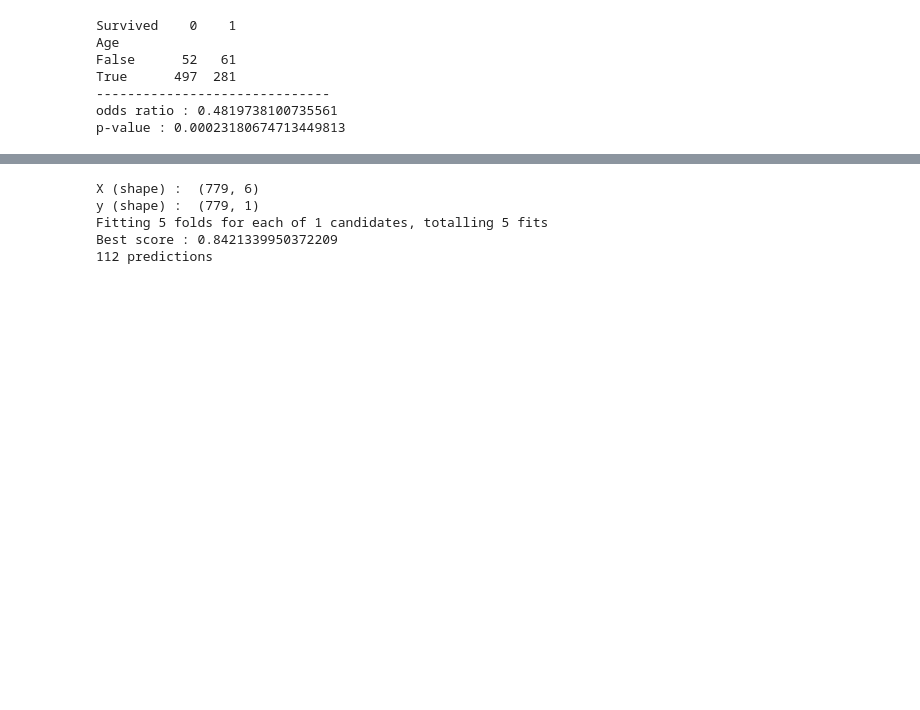
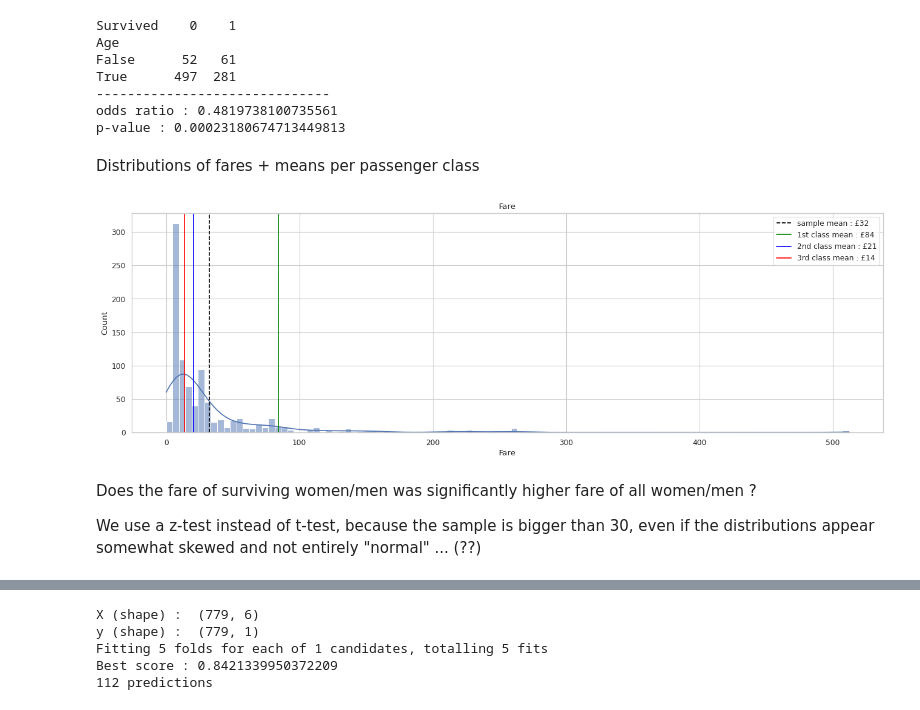
Before and after one commit to yannick42/notebooks, a Jupyter notebook: _notebooks/2022-04-24-Titanic_dataset.ipynb, the cells around one changed output, grey strips where cells are left out. Drawn from its saved outputs; the diff is of its cells as text; code cells hidden in the pictures; blank space fills up the shorter version.

```diff
--- a/_notebooks/2022-04-24-Titanic_dataset.ipynb
+++ b/_notebooks/2022-04-24-Titanic_dataset.ipynb
@@ -281,3 +284,37 @@ True      497  281
 ------------------------------
 odds ratio : 0.4819738100735561
 p-value : 0.00023180674713449813
+# %% [markdown]
+Distributions of fares + means per passenger class
+# %%
+#collapse-hide
+
+figure(figsize=(20, 6), dpi=80)
+
+column = 'Fare'
+sample_mean = df[column].mean()
+
+ax = sns.histplot(df[column], kde=True)
+ax.set_title(column)
+
+#
+# Show PClass averages
+#
+firstClassFare = df.query('Pclass == 1')[column]
+secondClassFare = df.query('Pclass == 2')[column]
+thirdClassFare = df.query('Pclass == 3')[column]
+firstClassMean = firstClassFare.mean()
+secondClassMean = secondClassFare.mean()
+thirdClassMean = thirdClassFare.mean()
+# Means positions
+plt.axvline(sample_mean, 0, 1, color='black', linestyle='dashed', label="sample mean : £"+str(round(sample_mean)))
+plt.axvline(firstClassMean, 0, 1, color='green', label="1st class mean : £"+str(round(firstClassMean)))
+plt.axvline(secondClassMean, 0, 1, color='blue', label="2nd class mean : £"+str(round(secondClassMean)))
+plt.axvline(thirdClassMean, 0, 1, color='red', label="3rd class mean : £"+str(round(thirdClassMean)))
+plt.legend();
+# %% [output]
+[figure, added]
+# %% [markdown]
+Does the fare of surviving women/men was significantly higher fare of all women/men ?
+
+We use a z-test instead of t-test, because the sample is bigger than 30, even if the distributions appear somewhat skewed and not entirely "normal" ... (??)
```
Also changed, not shown: parts of 8 cells of this notebook.
